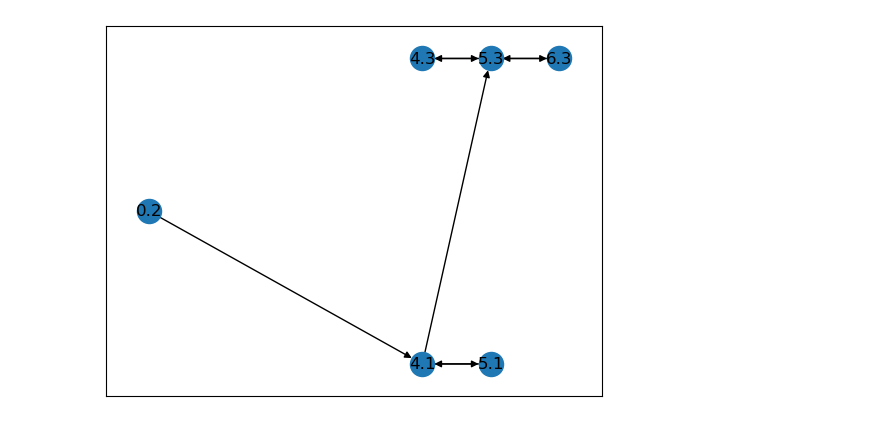
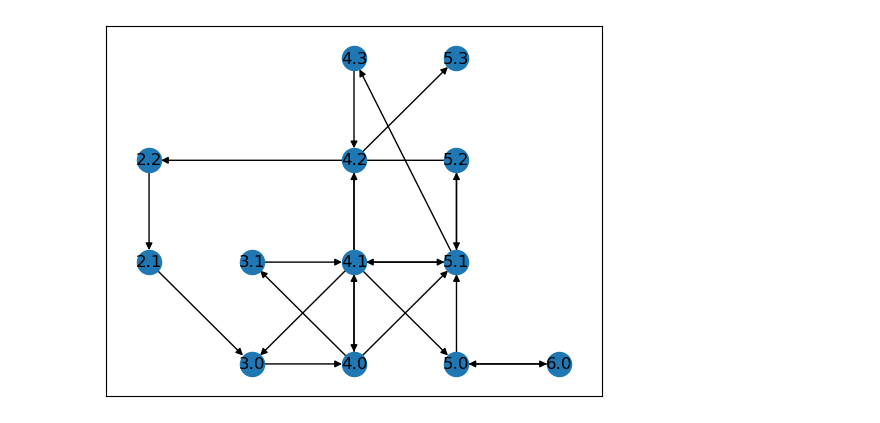
Before and after one commit to Morten-Tejlmand/5-semester, a Jupyter notebook: Fodbold/Passing/test_the_functions.ipynb, the cells around one changed output. Drawn from its saved outputs; the diff is of its cells as text; code cells hidden in the pictures.

Commit message:
bayern leverkusen

```diff
--- a/Fodbold/Passing/test_the_functions.ipynb
+++ b/Fodbold/Passing/test_the_functions.ipynb
@@ -8,13 +8,13 @@ from helper_functions import(match_ids,
 # %%
 #All events sorted for barca home games and possession
 events = sb.competition_events(
-    country="Spain",
-    division= "La Liga",
-    season="2020/2021",
+    country="Germany",
+    division= "1. Bundesliga",
+    season="2023/2024",
     gender="male"
 )
 # %%
-df = match_ids(events)
+df = match_ids(events, "Bayer Leverkusen", season_id=281, competition_id=9)
 possesion, final_sequence = create_graphs(df)
 # %% [output]
 A value is trying to be set on a copy of a slice from a DataFrame.
@@ -72,4 +39,4 @@ graph_dict
 # %%
-plot = plot_graphs(graph_dict,377366037)
+plot = plot_graphs(graph_dict,3773672171)
 # %% [output]
-[figure, old version]
+[figure, new version]
```
Also changed, not shown: parts of 3 cells of this notebook.
